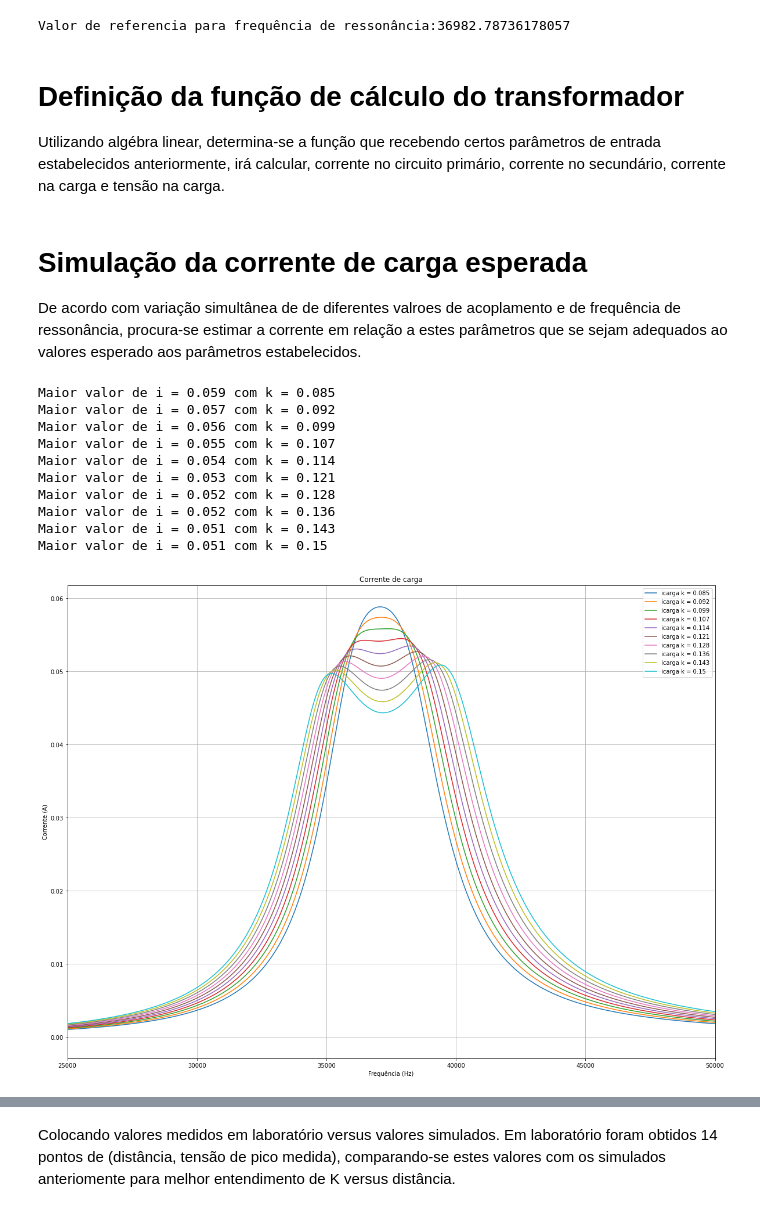
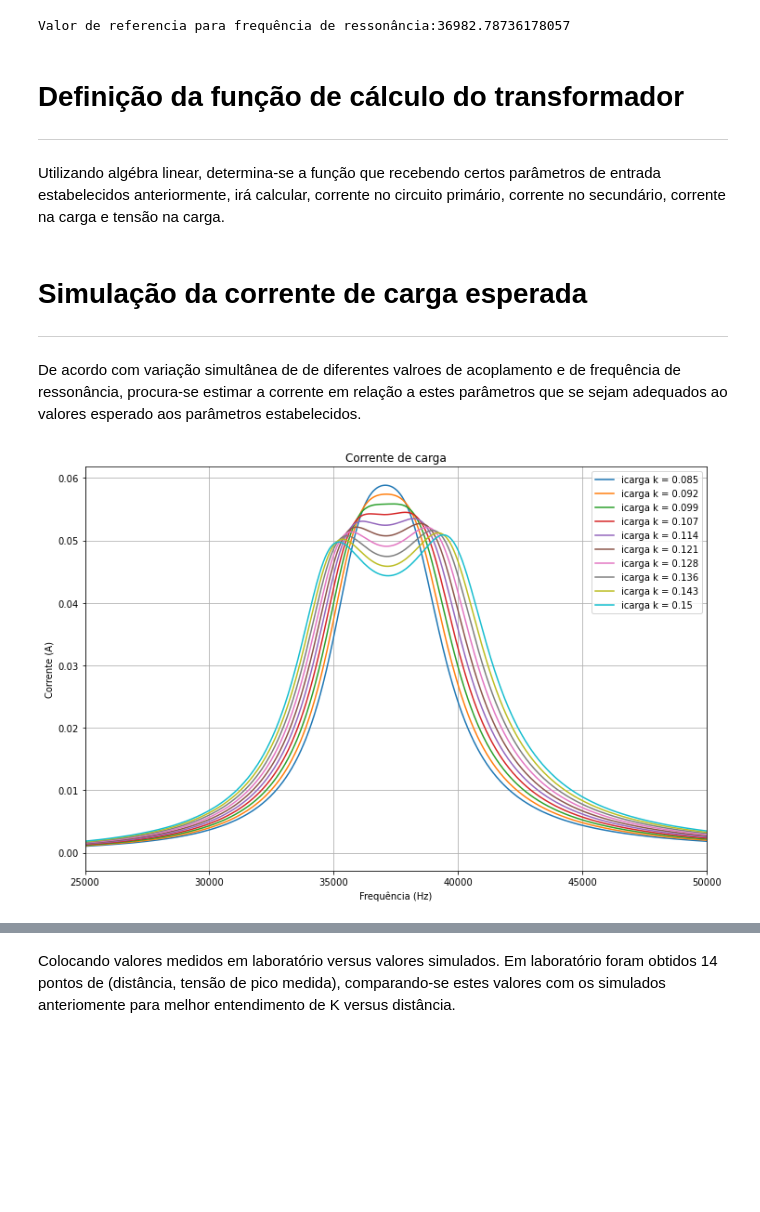
Before and after one commit to lorrancmlopes/projeto_eletromag_wpt, a Jupyter notebook: Projeto.ipynb, the cells around one changed output, grey strips where cells are left out. Saved outputs shown, nothing was run; the diff lists cells and outputs as text; code cells hidden in the pictures; blank space fills up the shorter version.

```diff
--- a/Projeto.ipynb
+++ b/Projeto.ipynb
@@ -71,6 +74,7 @@ print(f'Valor de referencia para frequência de ressonância:{f_referencia}')
 Valor de referencia para frequência de ressonância:36982.78736178057
 # %% [markdown]
 # Definição da função de cálculo do transformador
+___
 Utilizando algébra linear, determina-se a função que recebendo certos parâmetros de entrada estabelecidos anteriormente, irá calcular, corrente no circuito primário, corrente no secundário, corrente na carga e tensão na carga.
 # %%
 def CalcularTransformador(Uf, Rc, XM, XC, XL):
@@ -92,11 +96,12 @@ def CalcularTransformador(Uf, Rc, XM, XC, XL):
     return i1, i2, icarga , V2
 # %% [markdown]
 # Simulação da corrente de carga esperada
+___
 De acordo com variação simultânea de de diferentes valroes de acoplamento e de frequência de ressonância, procura-se estimar a corrente em relação a estes parâmetros que se sejam adequados ao valores esperado aos parâmetros estabelecidos.
 # %%
 listaV2= []
 
-plt.figure(figsize=(20,15))
+plt.figure(figsize=(12,8))
 
 for k in listak:
     listai1= []
@@ -107,44 +112,34 @@ for k in listak:
         # Calculando w e indutância:
         w = 2*math.pi*f
         M = k*sqrt(L*L)
 
         # Calculando reatâncias:
         XM=1j*w*M
         XC = 1/(w*C*1j)
         XL = 1j*w*L
 
         # Correntes e ddp na carga
         i1, i2, icarga , V_carga = CalcularTransformador(Ufonte, Rc, XM, XC, XL)
 
         listai1.append(np.abs(i1))
         listai2.append(np.abs(i2))
         listaicarga.append(np.abs(icarga))
 
     icaraga_max = max(np.abs(listaicarga))
     index = list(np.abs(listaicarga)).index(icaraga_max)
-    print(f'Maior valor de i = {np.round(icaraga_max,3)} com k = {np.round(k, 3)}')
+#     print(f'Maior valor de i = {np.round(icaraga_max,3)} com k = {np.round(k, 3)}')
 
     plt.plot(listaf, listaicarga, label=f'icarga k = {np.round(k, 3)}')
 
 plt.grid(True)
 plt.legend()
 plt.xlim(25000, 50000)
 plt.ylabel("Corrente (A)")
 plt.xlabel("Frequência (Hz)")
 plt.title("Corrente de carga")
 plt.savefig('graficos/icarga.png')
 plt.show()
 # %% [output]
-Maior valor de i = 0.059 com k = 0.085
-Maior valor de i = 0.057 com k = 0.092
-Maior valor de i = 0.056 com k = 0.099
-Maior valor de i = 0.055 com k = 0.107
-Maior valor de i = 0.054 com k = 0.114
-Maior valor de i = 0.053 com k = 0.121
-Maior valor de i = 0.052 com k = 0.128
-Maior valor de i = 0.052 com k = 0.136
-Maior valor de i = 0.051 com k = 0.143
-Maior valor de i = 0.051 com k = 0.15
-[figure, old version]
+[figure, new version]
 # %% [markdown]
 # Simulação das correntes no circuito primário e secundário
```
Also changed, not shown: parts of 20 cells of this notebook, 18 other files.
